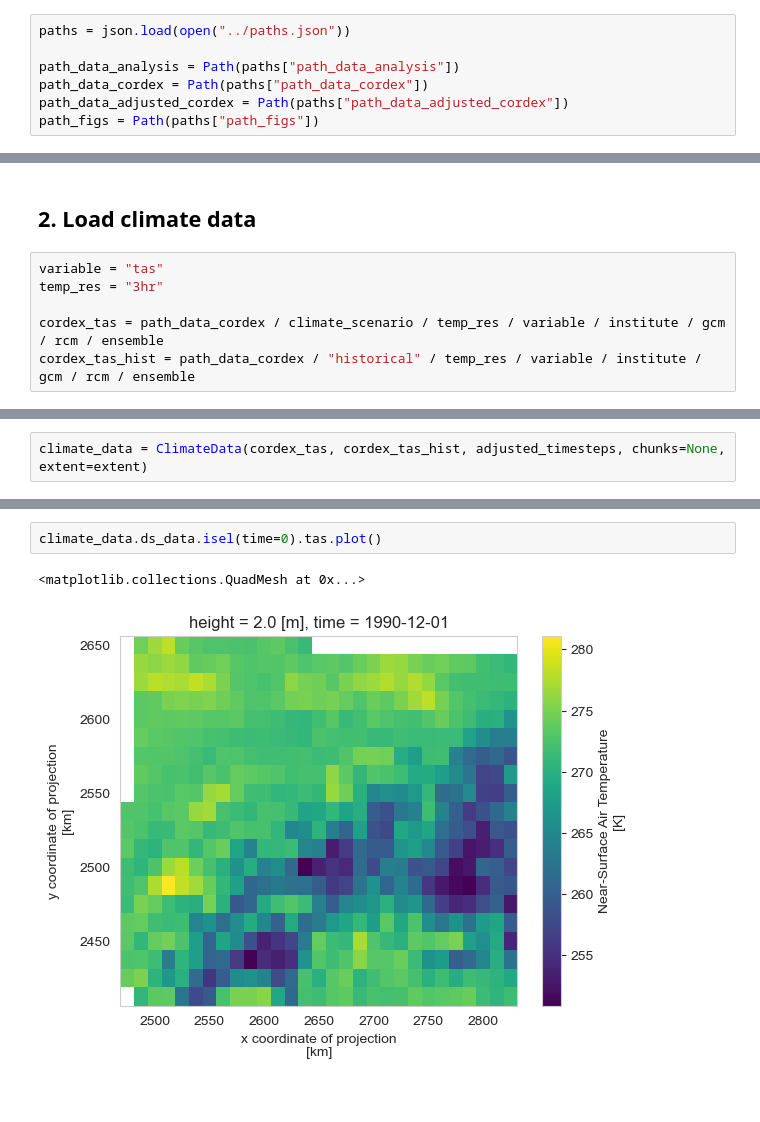
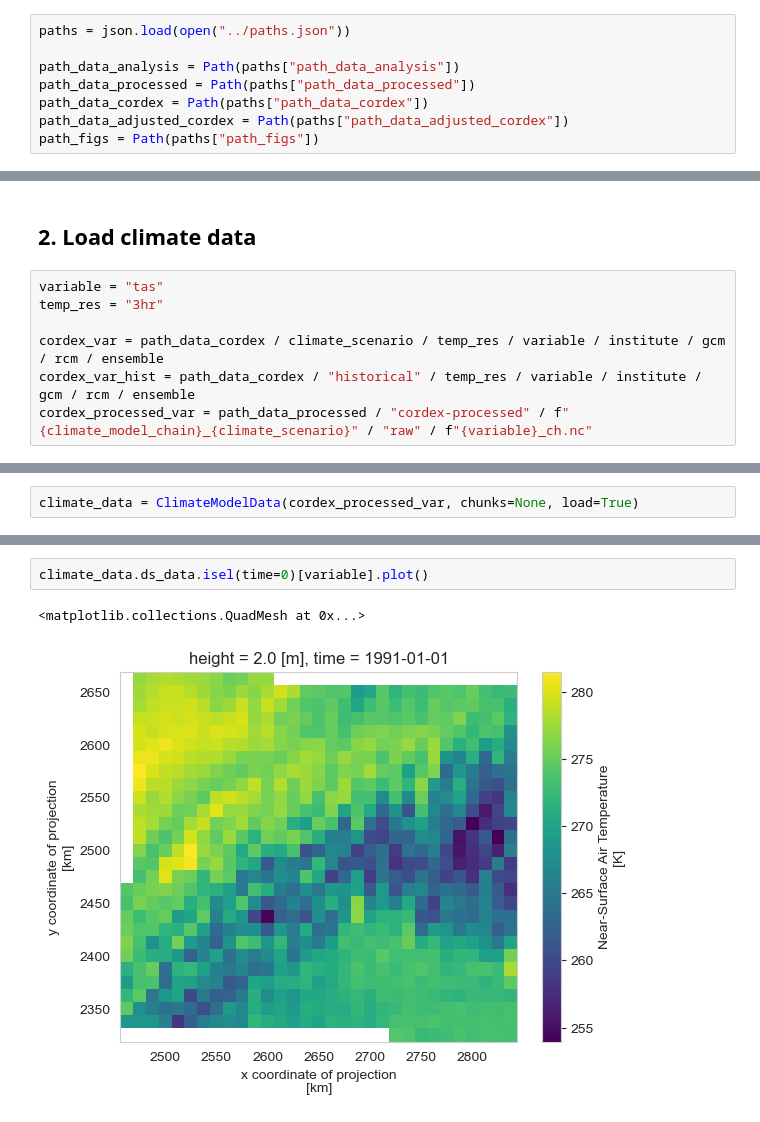
Before and after one commit to yasserhaddad/CORDEX2Energy, a Jupyter notebook: notebooks/pipeline_example.ipynb, the cells around one changed output, grey strips where cells are left out. Cells and saved outputs as stored; diff of their text form.

Commit message:
Load climate data and perform initial processing

```diff
--- a/notebooks/pipeline_example.ipynb
+++ b/notebooks/pipeline_example.ipynb
@@ -22,6 +23,7 @@ from src.load_data import extract_adjusted_timesteps, ClimateData
 paths = json.load(open("../paths.json"))
 
 path_data_analysis = Path(paths["path_data_analysis"])
+path_data_processed = Path(paths["path_data_processed"])
 path_data_cordex = Path(paths["path_data_cordex"])
 path_data_adjusted_cordex = Path(paths["path_data_adjusted_cordex"])
 path_figs = Path(paths["path_figs"])
@@ -48,5 +55,6 @@ adjusted_timesteps = extract_adjusted_timesteps(df_climate_models_mapping, clima
 variable = "tas"
 temp_res = "3hr"
 
-cordex_tas = path_data_cordex / climate_scenario / temp_res / variable / institute / gcm / rcm / ensemble
-cordex_tas_hist = path_data_cordex / "historical" / temp_res / variable / institute / gcm / rcm / ensemble
+cordex_var = path_data_cordex / climate_scenario / temp_res / variable / institute / gcm / rcm / ensemble
+cordex_var_hist = path_data_cordex / "historical" / temp_res / variable / institute / gcm / rcm / ensemble
+cordex_processed_var = path_data_processed / "cordex-processed" / f"{climate_model_chain}_{climate_scenario}" / "raw" / f"{variable}_ch.nc"
@@ -60,2 +61,2 @@ extent = {
 # %%
-climate_data = ClimateData(cordex_tas, cordex_tas_hist, adjusted_timesteps, chunks=None, extent=extent)
+climate_data = ClimateModelData(cordex_processed_var, chunks=None, load=True)
@@ -79,5 +83,5 @@ To avoid creating the large chunks, set the option
 # %%
-climate_data.ds_data.isel(time=0).tas.plot()
+climate_data.ds_data.isel(time=0)[variable].plot()
 # %% [output]
 <matplotlib.collections.QuadMesh at 0x...>
-[figure, old version]
+[figure, new version]
```
Also changed, not shown: parts of 10 cells of this notebook, 5 other files.
